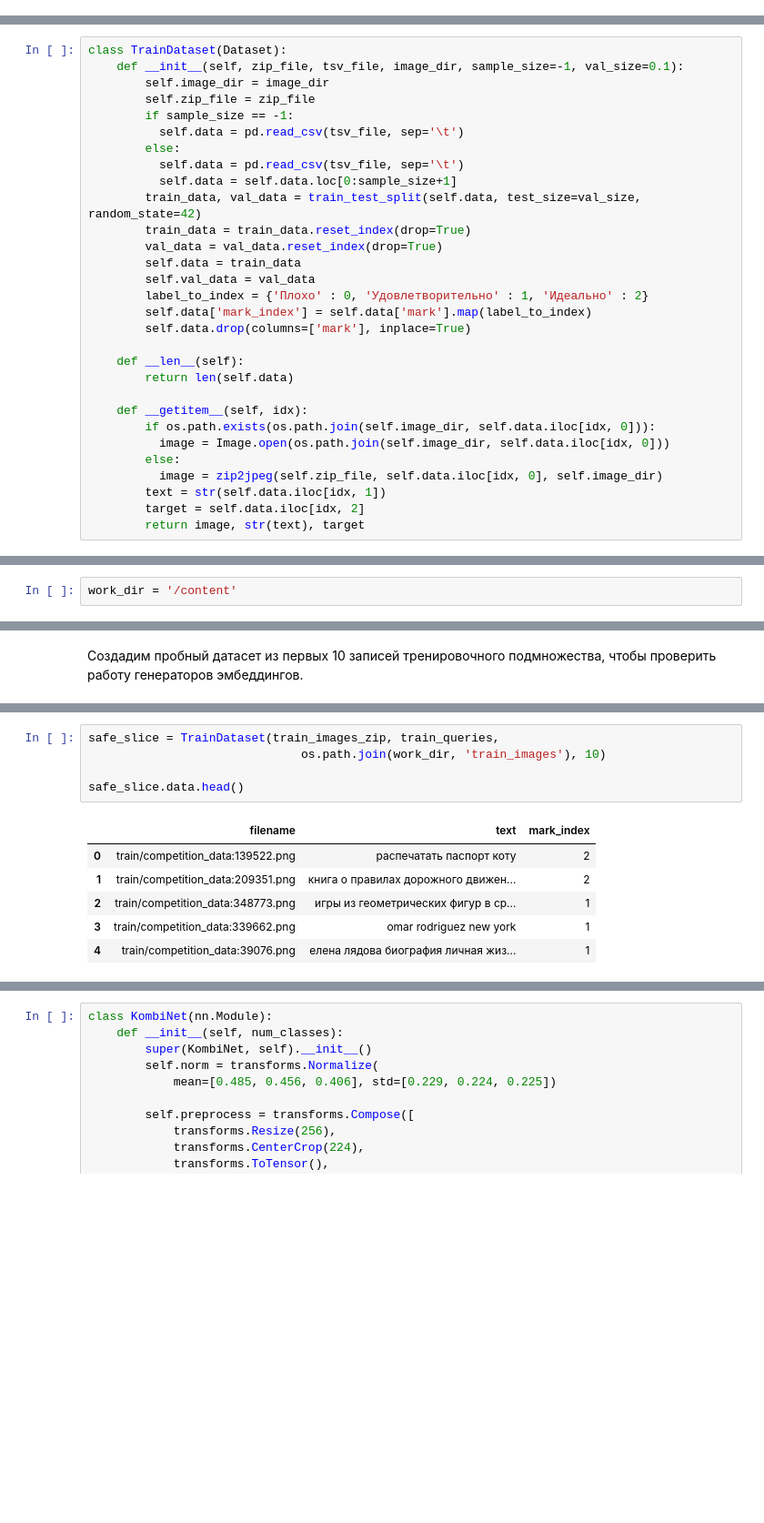
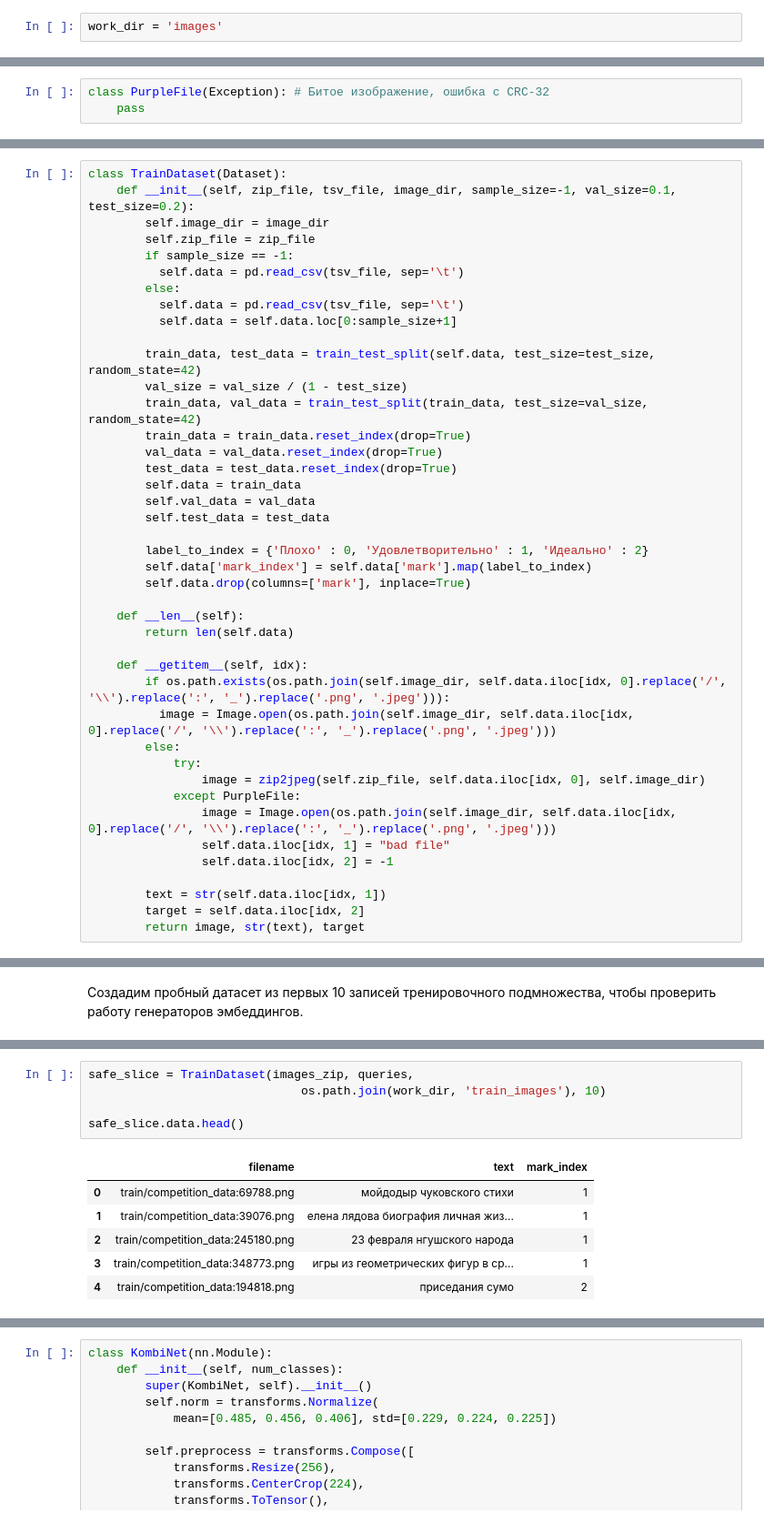
Before and after one commit to berberberk/image-search-quality-classifier, a Jupyter notebook: Image_Search_Quality_Classifier.ipynb, the cells around one changed output, grey strips where cells are left out. Shown at 91% size. Drawn from its saved outputs; the diff is of its cells as text; blank space fills up the shorter version.

```diff
--- a/Image_Search_Quality_Classifier.ipynb
+++ b/Image_Search_Quality_Classifier.ipynb
@@ -58,6 +73,11 @@ dataset_path = '/content/drive/MyDrive/VK_internship'
+# %%
+work_dir = 'images'
 # %% [markdown]
 # Предобработка данных
 # %% [markdown]
 ## Получение данных из датасета
+# %%
+class PurpleFile(Exception): # Битое изображение, ошибка с CRC-32
+    pass
 # %%
 def zip2jpeg(zip, png_name, dest):
@@ -82,6 +122,6 @@ def zip2jpeg(zip, png_name, dest):
 # %%
 class TrainDataset(Dataset):
-    def __init__(self, zip_file, tsv_file, image_dir, sample_size=-1, val_size=0.1):
+    def __init__(self, zip_file, tsv_file, image_dir, sample_size=-1, val_size=0.1, test_size=0.2):
         self.image_dir = image_dir
         self.zip_file = zip_file
         if sample_size == -1:
@@ -89,11 +129,17 @@ class TrainDataset(Dataset):
         else:
           self.data = pd.read_csv(tsv_file, sep='\t')
           self.data = self.data.loc[0:sample_size+1]
-        train_data, val_data = train_test_split(self.data, test_size=val_size, random_state=42)
+
+        train_data, test_data = train_test_split(self.data, test_size=test_size, random_state=42)
+        val_size = val_size / (1 - test_size)
+        train_data, val_data = train_test_split(train_data, test_size=val_size, random_state=42)
         train_data = train_data.reset_index(drop=True)
         val_data = val_data.reset_index(drop=True)
+        test_data = test_data.reset_index(drop=True)
         self.data = train_data
         self.val_data = val_data
+        self.test_data = test_data
+
         label_to_index = {'Плохо' : 0, 'Удовлетворительно' : 1, 'Идеально' : 2}
         self.data['mark_index'] = self.data['mark'].map(label_to_index)
         self.data.drop(columns=['mark'], inplace=True)
@@ -102,10 +148,16 @@ class TrainDataset(Dataset):
         return len(self.data)
 
     def __getitem__(self, idx):
-        if os.path.exists(os.path.join(self.image_dir, self.data.iloc[idx, 0])):
-          image = Image.open(os.path.join(self.image_dir, self.data.iloc[idx, 0]))
+        if os.path.exists(os.path.join(self.image_dir, self.data.iloc[idx, 0].replace('/', '\\').replace(':', '_').replace('.png', '.jpeg'))):
+          image = Image.open(os.path.join(self.image_dir, self.data.iloc[idx, 0].replace('/', '\\').replace(':', '_').replace('.png', '.jpeg')))
         else:
-          image = zip2jpeg(self.zip_file, self.data.iloc[idx, 0], self.image_dir)
+            try:
+                image = zip2jpeg(self.zip_file, self.data.iloc[idx, 0], self.image_dir)
+            except PurpleFile:
+                image = Image.open(os.path.join(self.image_dir, self.data.iloc[idx, 0].replace('/', '\\').replace(':', '_').replace('.png', '.jpeg')))
+                self.data.iloc[idx, 1] = "bad file"
+                self.data.iloc[idx, 2] = -1
+
         text = str(self.data.iloc[idx, 1])
         target = self.data.iloc[idx, 2]
         return image, str(text), target
@@ -131,4 +183,2 @@ class ValDataset(Dataset):
         target = self.data.iloc[idx, 2]
         return image, text, target
-# %%
-work_dir = '/content'
@@ -316,17 +525,17 @@ def img_emb_gen(dataset):
     img_emb_df = pd.DataFrame(img_emb, columns=[f'img_emb_{i}' for i in range(512)])
     dataset.data = pd.concat([dataset.data, img_emb_df], axis=1)
 # %%
-safe_slice = TrainDataset(train_images_zip, train_queries,
+safe_slice = TrainDataset(images_zip, queries,
                               os.path.join(work_dir, 'train_images'), 10)
 
 safe_slice.data.head()
 # %% [output]
 |  | filename | text | mark_index |
-| 0 | train/competition_data:139522.png | распечатать паспорт коту | 2 |
-| 1 | train/competition_data:209351.png | книга о правилах дорожного движен... | 2 |
-| 2 | train/competition_data:348773.png | игры из геометрических фигур в ср... | 1 |
-| 3 | train/competition_data:339662.png | omar rodriguez new york | 1 |
-| 4 | train/competition_data:39076.png | елена лядова биография личная жиз... | 1 |
+| 0 | train/competition_data:69788.png | мойдодыр чуковского стихи | 1 |
+| 1 | train/competition_data:39076.png | елена лядова биография личная жиз... | 1 |
+| 2 | train/competition_data:245180.png | 23 февраля нгушского народа | 1 |
+| 3 | train/competition_data:348773.png | игры из геометрических фигур в ср... | 1 |
+| 4 | train/competition_data:194818.png | приседания сумо | 2 |
 # %%
 img_emb_gen(safe_slice)
 safe_slice.data.head()
```
Also changed, not shown: parts of 32 cells of this notebook.
